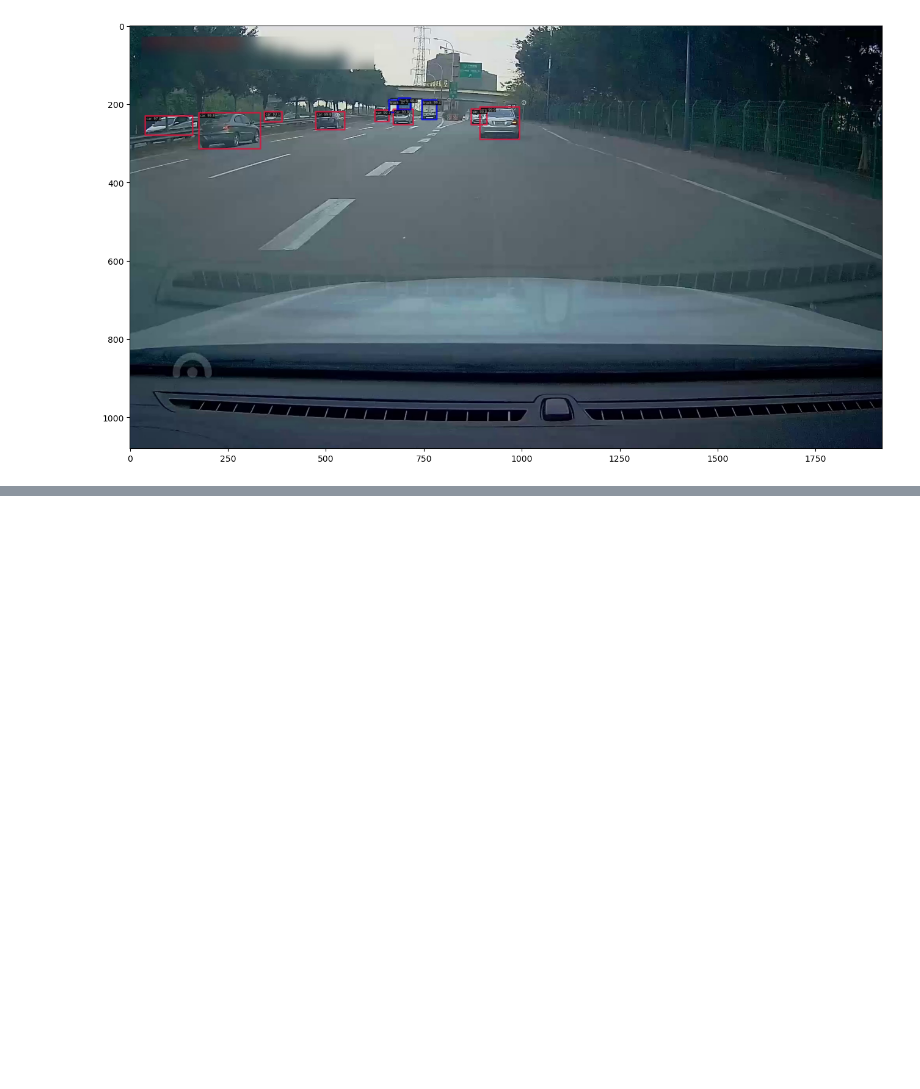
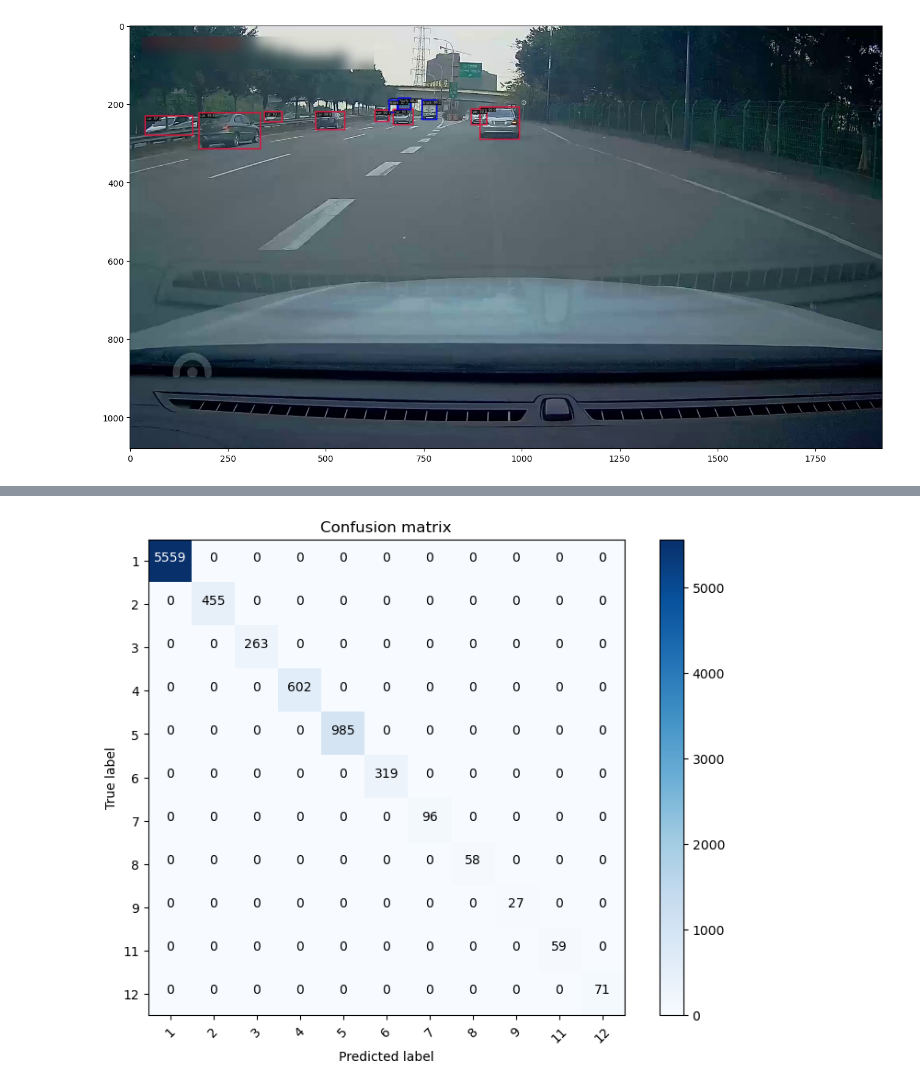
Before and after one commit to JaegerZhao/DeepLearning, a Jupyter notebook: 5 滴滴出行_交通场景目标检测/didi_demo.ipynb, the cells around one changed output, grey strips where cells are left out. Drawn from its saved outputs; the diff is of its cells as text; code cells hidden in the pictures; blank space fills up the shorter version.

Commit message:
DeepLearning

```diff
--- a/5 滴滴出行_交通场景目标检测/didi_demo.ipynb
+++ b/5 滴滴出行_交通场景目标检测/didi_demo.ipynb
@@ -40,3 +40,94 @@ plt.imshow(img)
 # %% [output]
 <matplotlib.image.AxesImage at 0x...>
 [figure]
+# %%
+import json
+import numpy as np
+import matplotlib.pyplot as plt
+from sklearn.metrics import confusion_matrix
+import itertools
+
+def parse_json(json_file):
+    with open(json_file, 'r') as f:
+        data = json.load(f)
+    return data
+
+def group_by_image_id(data):
+    grouped_data = {}
+    for item in data:
+        image_id = item["image_id"]
+        if image_id not in grouped_data:
+            grouped_data[image_id] = []
+        grouped_data[image_id].append(item)
+    return grouped_data
+
+def calculate_confusion_matrix(true_data, pred_data, classes):
+    true_labels = []
+    pred_labels = []
+    for image_id, true_items in true_data.items():
+        if image_id in pred_data:
+            pred_items = pred_data[image_id]
+            for true_item in true_items:
+                true_labels.append(true_item["category_id"])
+                found_match = False
+                for pred_item in pred_items:
+                    if true_item["category_id"] == pred_item["category_id"]:
+                        pred_labels.append(pred_item["category_id"])
+                        found_match = True
+                        break
+                if not found_match:
+                    pred_labels.append(0)  # No prediction found for this true label
+
+    cm = confusion_matrix(true_labels, pred_labels, labels=classes)
+    return cm
+
+def plot_confusion_matrix(cm, classes, normalize=False, title='Confusion matrix', cmap=plt.cm.Blues):
+    plt.figure(figsize=(8, 6))
+    plt.imshow(cm, interpolation='nearest', cmap=cmap)
+    plt.title(title)
+    plt.colorbar()
+    tick_marks = np.arange(len(classes))
+    plt.xticks(tick_marks, classes, rotation=45)
+    plt.yticks(tick_marks, classes)
+
+    if normalize:
+        cm = cm.astype('float') / cm.sum(axis=1)[:, np.newaxis]
+        print("Normalized confusion matrix")
+    else:
+        print('Confusion matrix, without normalization')
+
+    thresh = cm.max() / 2.
+    for i, j in itertools.product(range(cm.shape[0]), range(cm.shape[1])):
+        plt.text(j, i, cm[i, j], horizontalalignment="center", color="white" if cm[i, j] > thresh else "black")
+
+    plt.tight_layout()
+    plt.ylabel('True label')
+    plt.xlabel('Predicted label')
+
+def main(true_json_file, pred_json_file):
+    true_data = parse_json(true_json_file)["annotations"]
+    pred_data = parse_json(pred_json_file)
+
+    true_data_grouped = group_by_image_id(true_data)
+    pred_data_grouped = group_by_image_id(pred_data)
+
+    # Get all unique class IDs
+    classes = set()
+    for _, items in true_data_grouped.items():
+        for item in items:
+            classes.add(item["category_id"])
+    for _, items in pred_data_grouped.items():
+        for item in items:
+            classes.add(item["category_id"])
+    classes = sorted(list(classes))
+
+    cm = calculate_confusion_matrix(true_data_grouped, pred_data_grouped, classes)
+    plot_confusion_matrix(cm, classes, title='Confusion matrix', normalize=False)
+    plt.savefig('confusion_matrix.png')
+    plt.show()
+
+if __name__ == "__main__":
+    true_json_file = "D:\\Study\\Computer Science\\驭风计划\\3 深度学习\\DeepLearning\\5 滴滴出行_交通场景目标检测\\dataset\\dataset_release\\val.json"
+    pred_json_file = "D:\\Study\\Computer Science\\驭风计划\\3 深度学习\\DeepLearning\\5 滴滴出行_交通场景目标检测\\mmdetection\\val_results.bbox.json"
+    main(true_json_file, pred_json_file)
+# %% [output]
@@ -42,0 +135 @@ plt.imshow(img)
+[figure, added]
```
Also changed, not shown: parts of 1 cell of this notebook, 16 other files.
